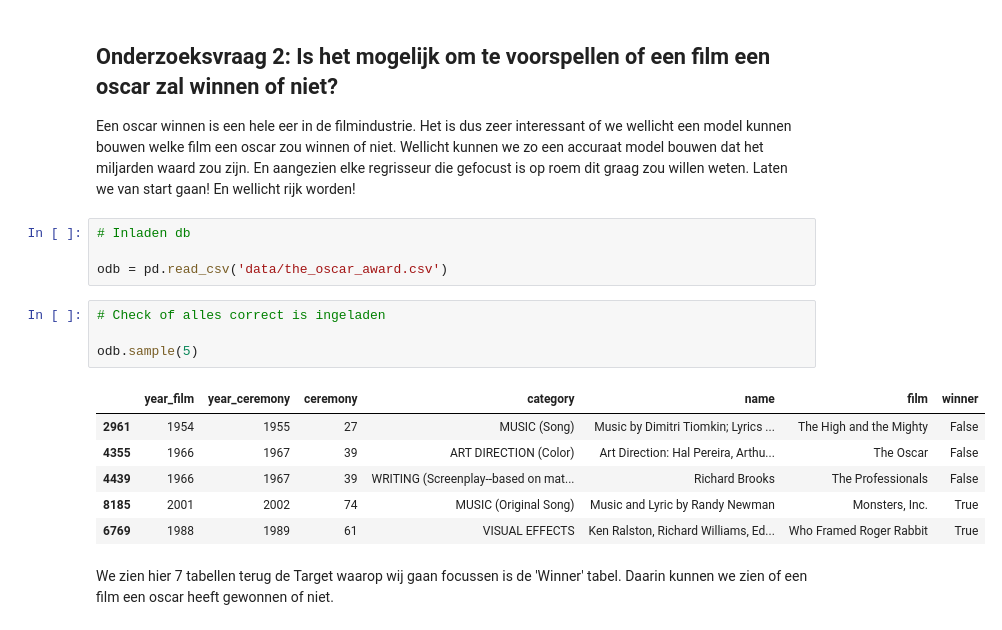
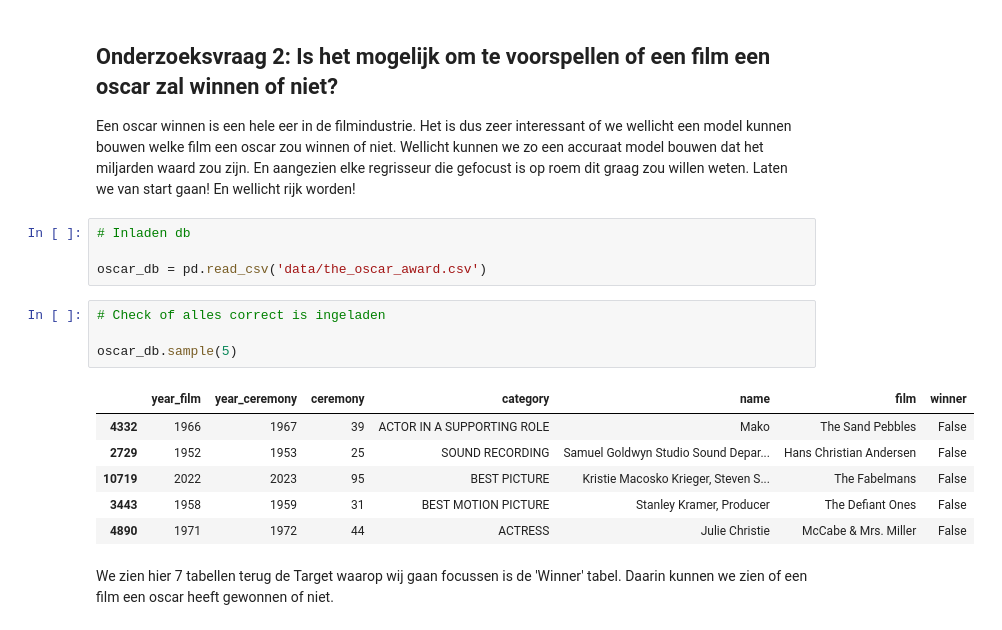
Before and after one commit to Pimdw/CM_CASUS, a Jupyter notebook: main.ipynb, the cells around one changed output. Cells and saved outputs as stored; diff of their text form.

```diff
--- a/main.ipynb
+++ b/main.ipynb
@@ -821,18 +822,18 @@ Een oscar winnen is een hele eer in de filmindustrie. Het is dus zeer interessan
 # %%
 # Inladen db
 
-odb = pd.read_csv('data/the_oscar_award.csv')
+oscar_db = pd.read_csv('data/the_oscar_award.csv')
 # %%
 # Check of alles correct is ingeladen
 
-odb.sample(5)
+oscar_db.sample(5)
 # %% [output]
 |  | year_film | year_ceremony | ceremony | category | name | film | winner |
-| 2961 | 1954 | 1955 | 27 | MUSIC (Song) | Music by Dimitri Tiomkin; Lyrics ... | The High and the Mighty | False |
-| 4355 | 1966 | 1967 | 39 | ART DIRECTION (Color) | Art Direction: Hal Pereira, Arthu... | The Oscar | False |
-| 4439 | 1966 | 1967 | 39 | WRITING (Screenplay--based on mat... | Richard Brooks | The Professionals | False |
-| 8185 | 2001 | 2002 | 74 | MUSIC (Original Song) | Music and Lyric by Randy Newman | Monsters, Inc. | True |
-| 6769 | 1988 | 1989 | 61 | VISUAL EFFECTS | Ken Ralston, Richard Williams, Ed... | Who Framed Roger Rabbit | True |
+| 4332 | 1966 | 1967 | 39 | ACTOR IN A SUPPORTING ROLE | Mako | The Sand Pebbles | False |
+| 2729 | 1952 | 1953 | 25 | SOUND RECORDING | Samuel Goldwyn Studio Sound Depar... | Hans Christian Andersen | False |
+| 10719 | 2022 | 2023 | 95 | BEST PICTURE | Kristie Macosko Krieger, Steven S... | The Fabelmans | False |
+| 3443 | 1958 | 1959 | 31 | BEST MOTION PICTURE | Stanley Kramer, Producer | The Defiant Ones | False |
+| 4890 | 1971 | 1972 | 44 | ACTRESS | Julie Christie | McCabe & Mrs. Miller | False |
 # %% [markdown]
 We zien hier 7 tabellen terug de Target waarop wij gaan focussen is de 'Winner' tabel. Daarin kunnen we zien of een film een oscar heeft gewonnen of niet.
 # %%
```
Also changed, not shown: parts of 41 cells of this notebook.
